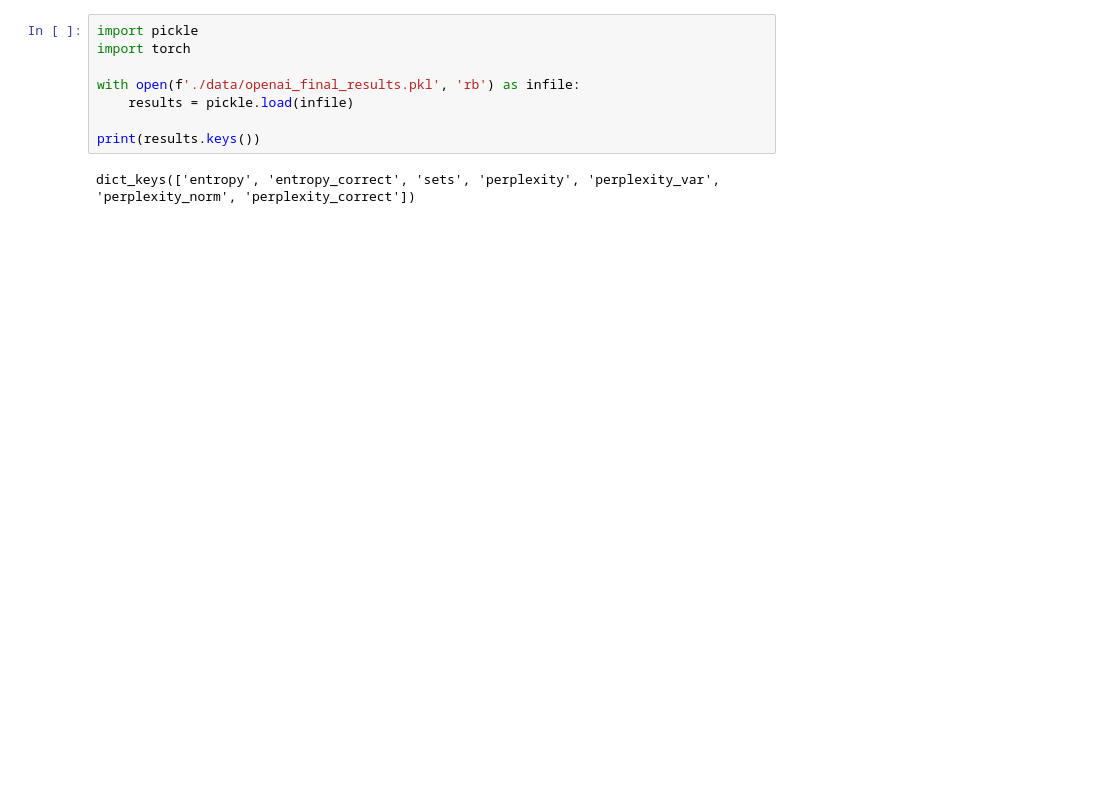
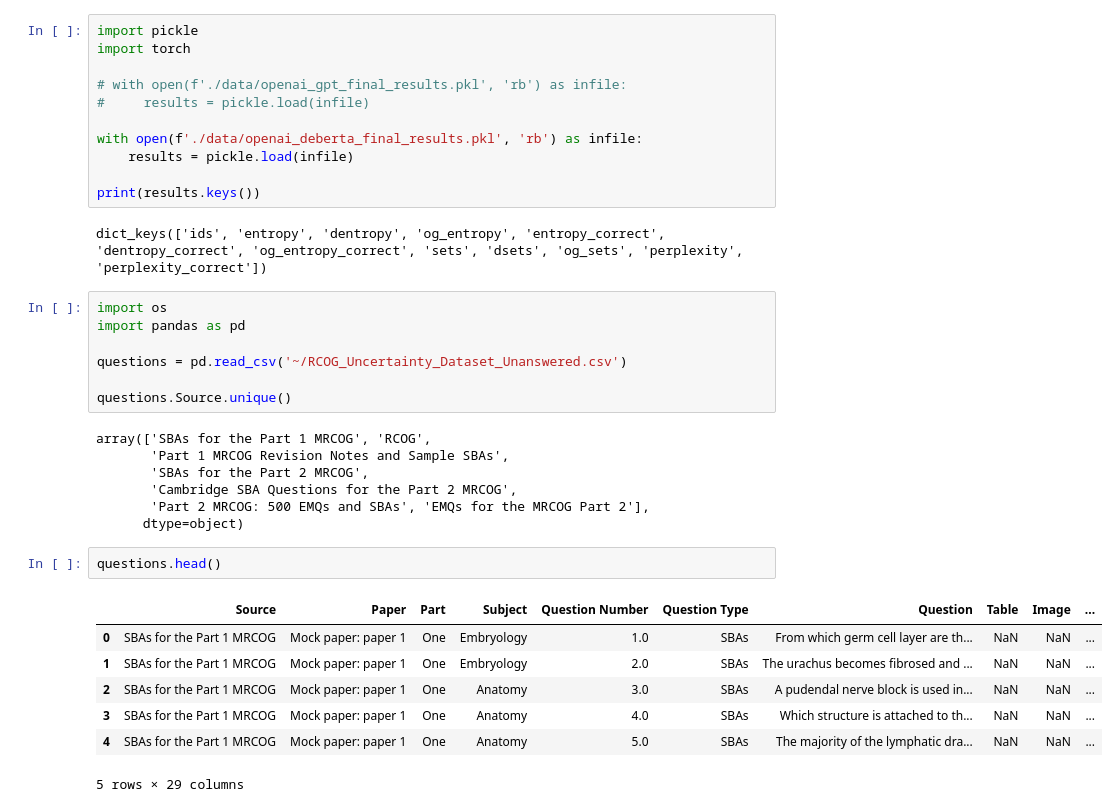
Before and after one commit to jahanpd/mrcog_llm_uncertainty, a Jupyter notebook: auroc.ipynb, the cells around one changed output. Cells and saved outputs as stored; diff of their text form; blank space fills up the shorter version.

```diff
--- a/auroc.ipynb
+++ b/auroc.ipynb
@@ -2,12 +2,39 @@
 import pickle
 import torch
 
-with open(f'./data/openai_final_results.pkl', 'rb') as infile:
+# with open(f'./data/openai_gpt_final_results.pkl', 'rb') as infile:
+#     results = pickle.load(infile)
+
+with open(f'./data/openai_deberta_final_results.pkl', 'rb') as infile:
     results = pickle.load(infile)
 
 print(results.keys())
 # %% [output]
-dict_keys(['entropy', 'entropy_correct', 'sets', 'perplexity', 'perplexity_var', 'perplexity_norm', 'perplexity_correct'])
+dict_keys(['ids', 'entropy', 'dentropy', 'og_entropy', 'entropy_correct', 'dentropy_correct', 'og_entropy_correct', 'sets', 'dsets', 'og_sets', 'perplexity', 'perplexity_correct'])
+# %%
+import os
+import pandas as pd
+
+questions = pd.read_csv('~/RCOG_Uncertainty_Dataset_Unanswered.csv')
+
+questions.Source.unique()
+# %% [output]
+array(['SBAs for the Part 1 MRCOG', 'RCOG',
+       'Part 1 MRCOG Revision Notes and Sample SBAs',
+       'SBAs for the Part 2 MRCOG',
+       'Cambridge SBA Questions for the Part 2 MRCOG',
+       'Part 2 MRCOG: 500 EMQs and SBAs', 'EMQs for the MRCOG Part 2'],
+      dtype=object)
+# %%
+questions.head()
+# %% [output]
+|  | Source | Paper | Part | Subject | Question Number | Question Type | Question | Table | Image | ... |
+| 0 | SBAs for the Part 1 MRCOG | Mock paper: paper 1 | One | Embryology | 1.0 | SBAs | From which germ cell layer are th... | NaN | NaN | ... |
+| 1 | SBAs for the Part 1 MRCOG | Mock paper: paper 1 | One | Embryology | 2.0 | SBAs | The urachus becomes fibrosed and ... | NaN | NaN | ... |
+| 2 | SBAs for the Part 1 MRCOG | Mock paper: paper 1 | One | Anatomy | 3.0 | SBAs | A pudendal nerve block is used in... | NaN | NaN | ... |
+| 3 | SBAs for the Part 1 MRCOG | Mock paper: paper 1 | One | Anatomy | 4.0 | SBAs | Which structure is attached to th... | NaN | NaN | ... |
+| 4 | SBAs for the Part 1 MRCOG | Mock paper: paper 1 | One | Anatomy | 5.0 | SBAs | The majority of the lymphatic dra... | NaN | NaN | ... |
+5 rows × 29 columns
 # %%
 import numpy as np
 import matplotlib.pyplot as plt
```
Also changed, not shown: parts of 6 cells of this notebook, 7 other files.
